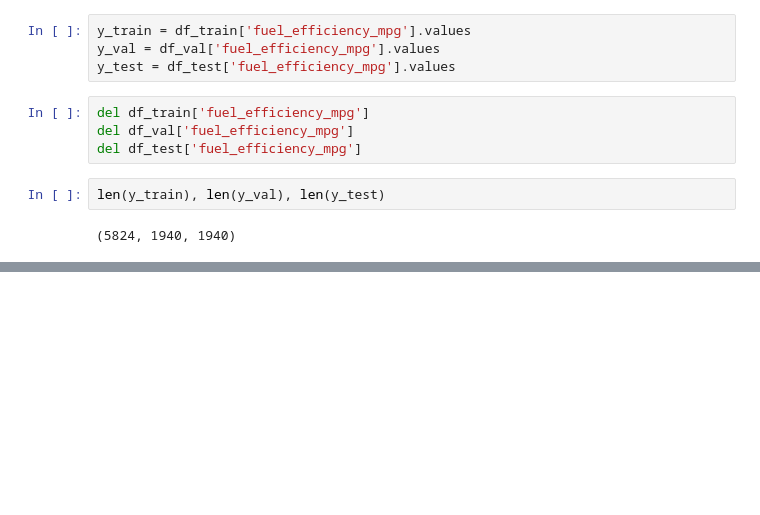
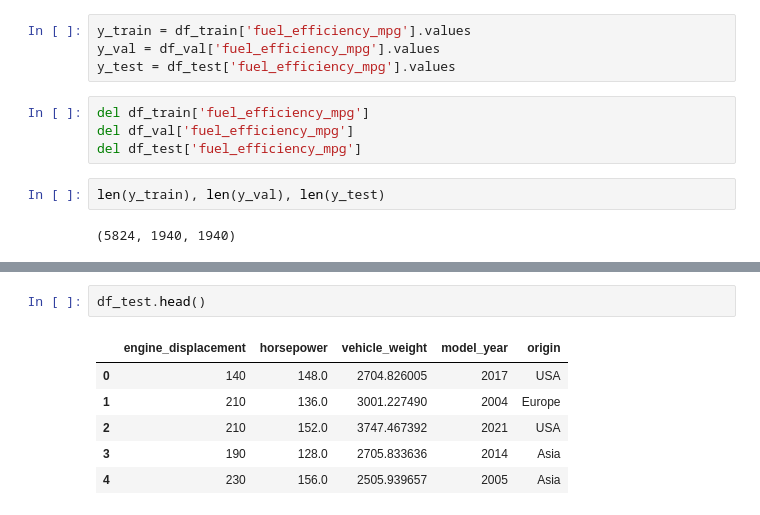
Before and after one commit to BhuvanChaithanya/machine-learning-zoomcamp-homework, a Jupyter notebook: 02-regression/homework2.ipynb, the cells around one changed output, grey strips where cells are left out. Cells and saved outputs as stored; diff of their text form; blank space fills up the shorter version.

```diff
--- a/02-regression/homework2.ipynb
+++ b/02-regression/homework2.ipynb
@@ -170,0 +189,9 @@ len(y_train), len(y_val), len(y_test)
+# %%
+df_test.head()
+# %% [output]
+|  | engine_displacement | horsepower | vehicle_weight | model_year | origin |
+| 0 | 140 | 148.0 | 2704.826005 | 2017 | USA |
+| 1 | 210 | 136.0 | 3001.227490 | 2004 | Europe |
+| 2 | 210 | 152.0 | 3747.467392 | 2021 | USA |
+| 3 | 190 | 128.0 | 2705.833636 | 2014 | Asia |
+| 4 | 230 | 156.0 | 2505.939657 | 2005 | Asia |
```
Also changed, not shown: parts of 5 cells of this notebook.
